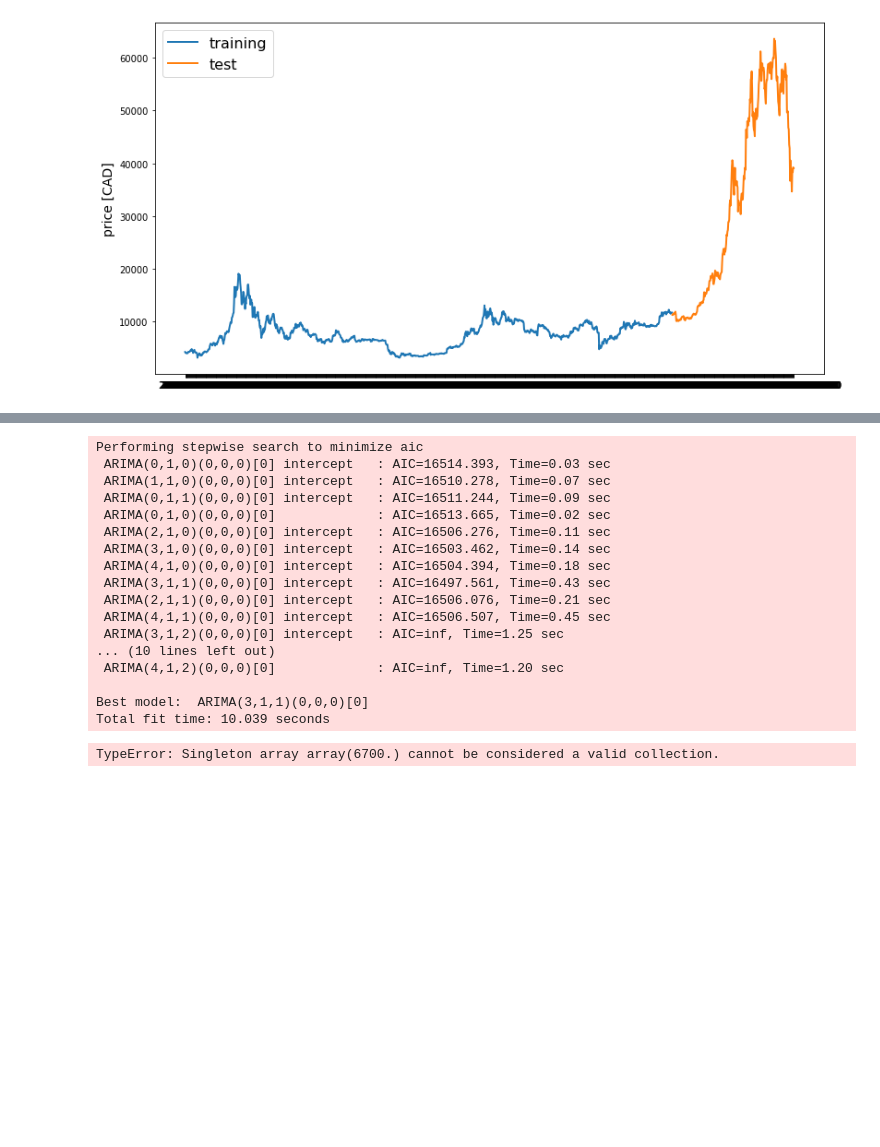
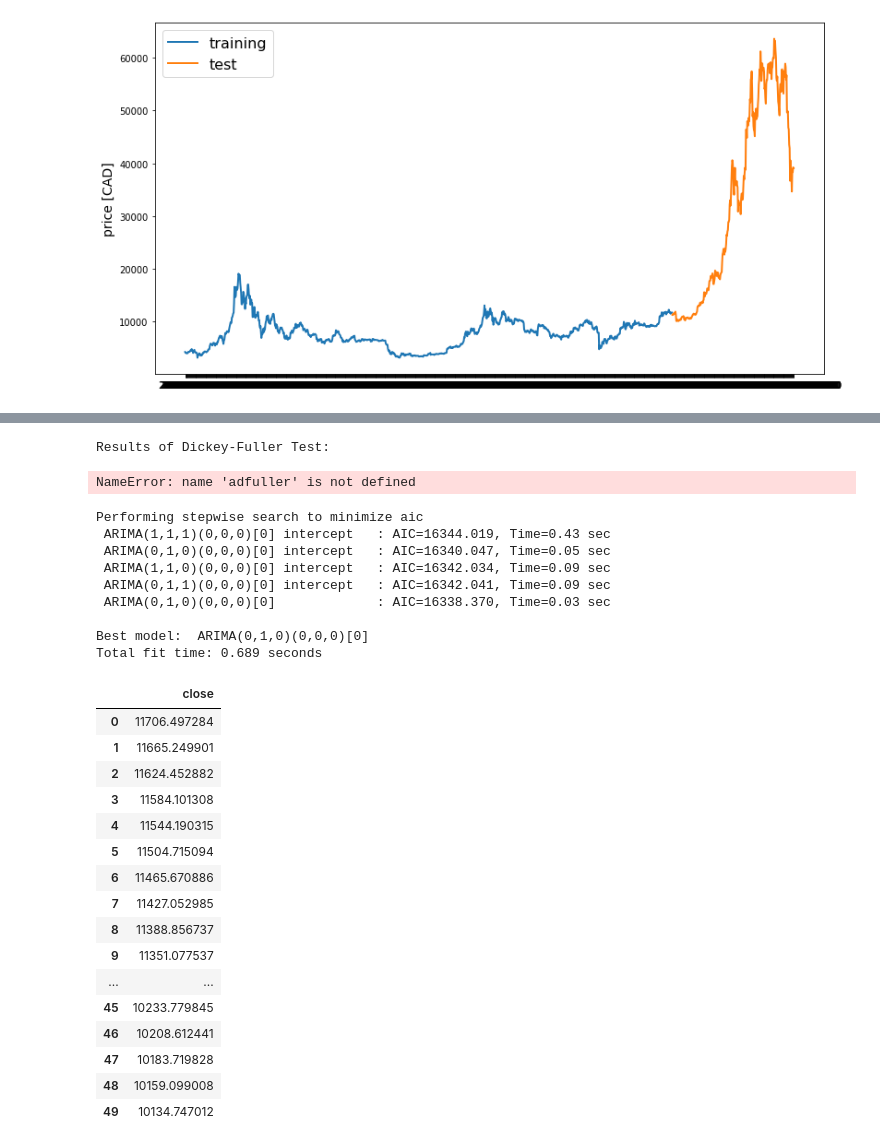
Before and after one commit to akhil14shukla/Crypto-Prediction, a Jupyter notebook: Crypto_1.ipynb, the cells around one changed output, grey strips where cells are left out. Cells and saved outputs as stored; diff of their text form; code cells hidden in the pictures; blank space fills up the shorter version.

```diff
--- a/Crypto_1.ipynb
+++ b/Crypto_1.ipynb
@@ -155,28 +158,50 @@ adf_test.should_diff(df.close)
+# %%
+def test_stationarity(timeseries,maxlag):
+    # Perform Dickey-Fuller test:
+    print('Results of Dickey-Fuller Test:')
+    dftest = adfuller(timeseries,maxlag=maxlag,
+                      autolag='AIC')
+    dfoutput = pd.Series(dftest[0:4], index=['Test Statistic','p-value','#Lags Used','Number of Observations Used'])
+    for key,value in dftest[4].items():
+        dfoutput['Critical Value (%s)'%key] = value
+    print (round(dfoutput,3))
+test_stationarity(train.close, 1)
+# %% [output]
+Results of Dickey-Fuller Test:
+NameError: name 'adfuller' is not defined
 # %%
-arima_model=auto_arima(train.close.iloc[:-100], start_p=0, d=1,start_q=0, max_p=5,max_d=5,max_q=5,seasonal_test=True,error_action='warn', trace=True, suppress_warnings=True, stepwise=True, n_jobs=-1)
+arima_model=auto_arima(train.close, start_p=1, d=1,start_q=1, max_p=5,max_d=5,max_q=5,start_P=0, start_Q=0, maxx_P=10, max_Q=10,D=1, max_D=10,error_action='warn', trace=True, suppress_warnings=True, stepwise=True)
 # %% [output]
 Performing stepwise search to minimize aic
- ARIMA(0,1,0)(0,0,0)[0] intercept   : AIC=16514.393, Time=0.03 sec
- ARIMA(1,1,0)(0,0,0)[0] intercept   : AIC=16510.278, Time=0.07 sec
- ARIMA(0,1,1)(0,0,0)[0] intercept   : AIC=16511.244, Time=0.09 sec
- ARIMA(0,1,0)(0,0,0)[0]             : AIC=16513.665, Time=0.02 sec
- ARIMA(2,1,0)(0,0,0)[0] intercept   : AIC=16506.276, Time=0.11 sec
- ARIMA(3,1,0)(0,0,0)[0] intercept   : AIC=16503.462, Time=0.14 sec
- ARIMA(4,1,0)(0,0,0)[0] intercept   : AIC=16504.394, Time=0.18 sec
- ARIMA(3,1,1)(0,0,0)[0] intercept   : AIC=16497.561, Time=0.43 sec
- ARIMA(2,1,1)(0,0,0)[0] intercept   : AIC=16506.076, Time=0.21 sec
- ARIMA(4,1,1)(0,0,0)[0] intercept   : AIC=16506.507, Time=0.45 sec
- ARIMA(3,1,2)(0,0,0)[0] intercept   : AIC=inf, Time=1.25 sec
-... (10 lines left out)
- ARIMA(4,1,2)(0,0,0)[0]             : AIC=inf, Time=1.20 sec
+ ARIMA(1,1,1)(0,0,0)[0] intercept   : AIC=16344.019, Time=0.43 sec
+ ARIMA(0,1,0)(0,0,0)[0] intercept   : AIC=16340.047, Time=0.05 sec
+ ARIMA(1,1,0)(0,0,0)[0] intercept   : AIC=16342.034, Time=0.09 sec
+ ARIMA(0,1,1)(0,0,0)[0] intercept   : AIC=16342.041, Time=0.09 sec
+ ARIMA(0,1,0)(0,0,0)[0]             : AIC=16338.370, Time=0.03 sec
 
-Best model:  ARIMA(3,1,1)(0,0,0)[0]
-Total fit time: 10.039 seconds
+Best model:  ARIMA(0,1,0)(0,0,0)[0]
+Total fit time: 0.689 seconds
 # %%
-arima_model.fit(train.close.iloc[-100])
-predictions = pd.DataFrame(arima_model.predict(n_periods=10))
+arima_model.fit(train.close)
+predictions = pd.DataFrame(arima_model.predict(n_periods=50))
 predictions.columns = ['close']
 predictions
 # %% [output]
-TypeError: Singleton array array(6700.) cannot be considered a valid collection.
+|  | close |
+| 0 | 11706.497284 |
+| 1 | 11665.249901 |
+| 2 | 11624.452882 |
+| 3 | 11584.101308 |
+| 4 | 11544.190315 |
+| 5 | 11504.715094 |
+| 6 | 11465.670886 |
+| 7 | 11427.052985 |
+| 8 | 11388.856737 |
+| 9 | 11351.077537 |
+| ... | ... |
+| 45 | 10233.779845 |
+| 46 | 10208.612441 |
+| 47 | 10183.719828 |
+| 48 | 10159.099008 |
+| 49 | 10134.747012 |
 # %%
```
Also changed, not shown: parts of 8 cells of this notebook.
